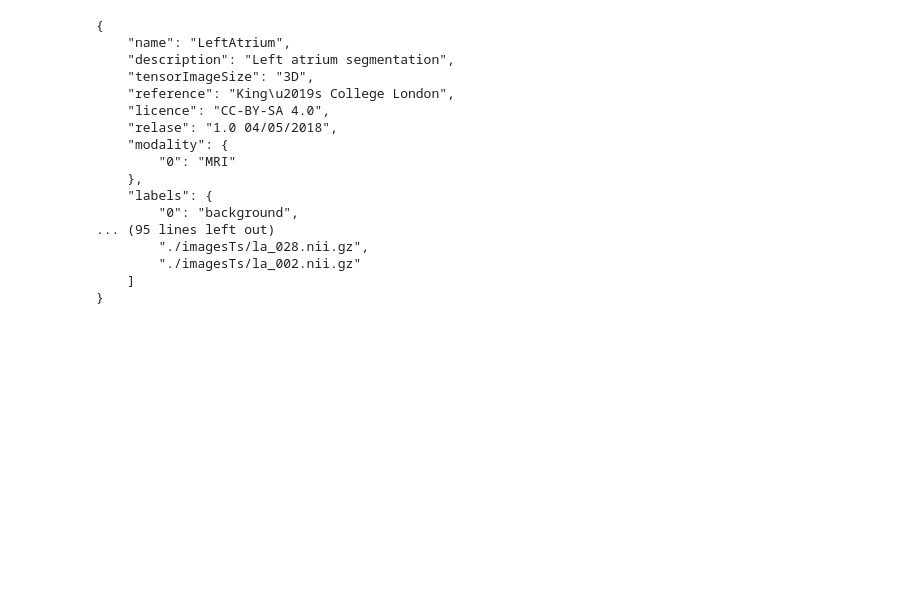
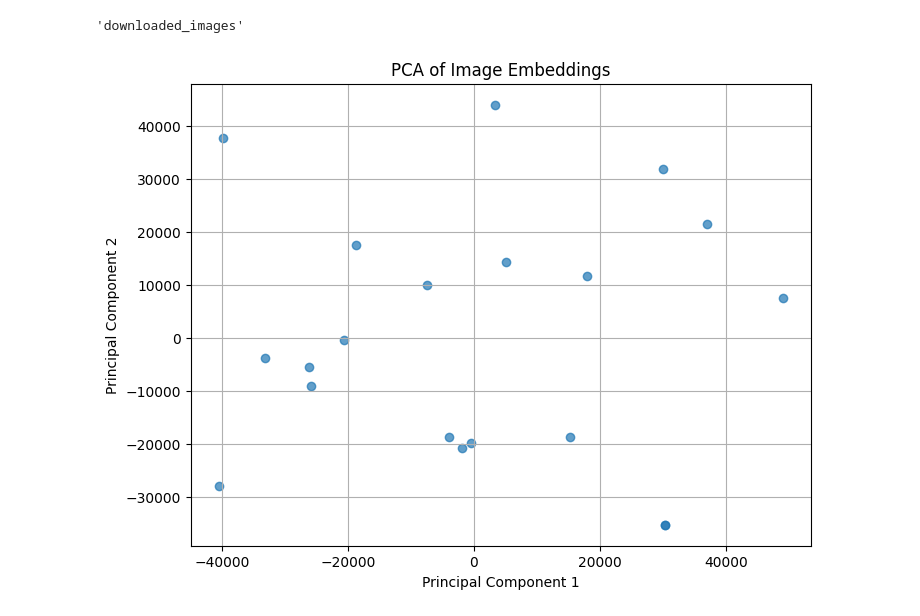
Before and after one commit to TuanDTr/predictive-panthers, a Jupyter notebook: ch3.ipynb, the cells around one changed output. Cells and saved outputs as stored; diff of their text form; code cells hidden in the pictures; blank space fills up the shorter version.

```diff
--- a/ch3.ipynb
+++ b/ch3.ipynb
@@ -28,21 +0,0 @@ data = json.loads(content)
-# %%
-# Print the entire JSON data
-print(json.dumps(data, indent=4))
-# %% [output]
-{
-    "name": "LeftAtrium",
-    "description": "Left atrium segmentation",
-    "tensorImageSize": "3D",
-    "reference": "King\u2019s College London",
-    "licence": "CC-BY-SA 4.0",
-    "relase": "1.0 04/05/2018",
-    "modality": {
-        "0": "MRI"
-    },
-    "labels": {
-        "0": "background",
-... (95 lines left out)
-        "./imagesTs/la_028.nii.gz",
-        "./imagesTs/la_002.nii.gz"
-    ]
-}
@@ -48,0 +49,28 @@ print(json.dumps(data, indent=4))
+# %%
+# Download the folder from GCS
+download_folder_from_gcs(bucket_name, prefix, local_dir)
+# %% [output]
+'downloaded_images'
+# %%
+
+# Load images and get embeddings from the local directory
+embeddings = load_images_from_local_dir(local_dir)
+
+# Check if embeddings are loaded
+if embeddings.size == 0:
+    print("No embeddings found. Please check your bucket and prefix.")
+else:
+    # Apply PCA
+    pca = PCA(n_components=2)
+    pca_result = pca.fit_transform(embeddings)
+
+    # Visualize the results
+    plt.figure(figsize=(8, 6))
+    plt.scatter(pca_result[:, 0], pca_result[:, 1], alpha=0.7)
+    plt.title('PCA of Image Embeddings')
+    plt.xlabel('Principal Component 1')
+    plt.ylabel('Principal Component 2')
+    plt.grid()
+    plt.show()
+# %% [output]
+[figure, added]
```
Also changed, not shown: parts of 6 cells of this notebook.
